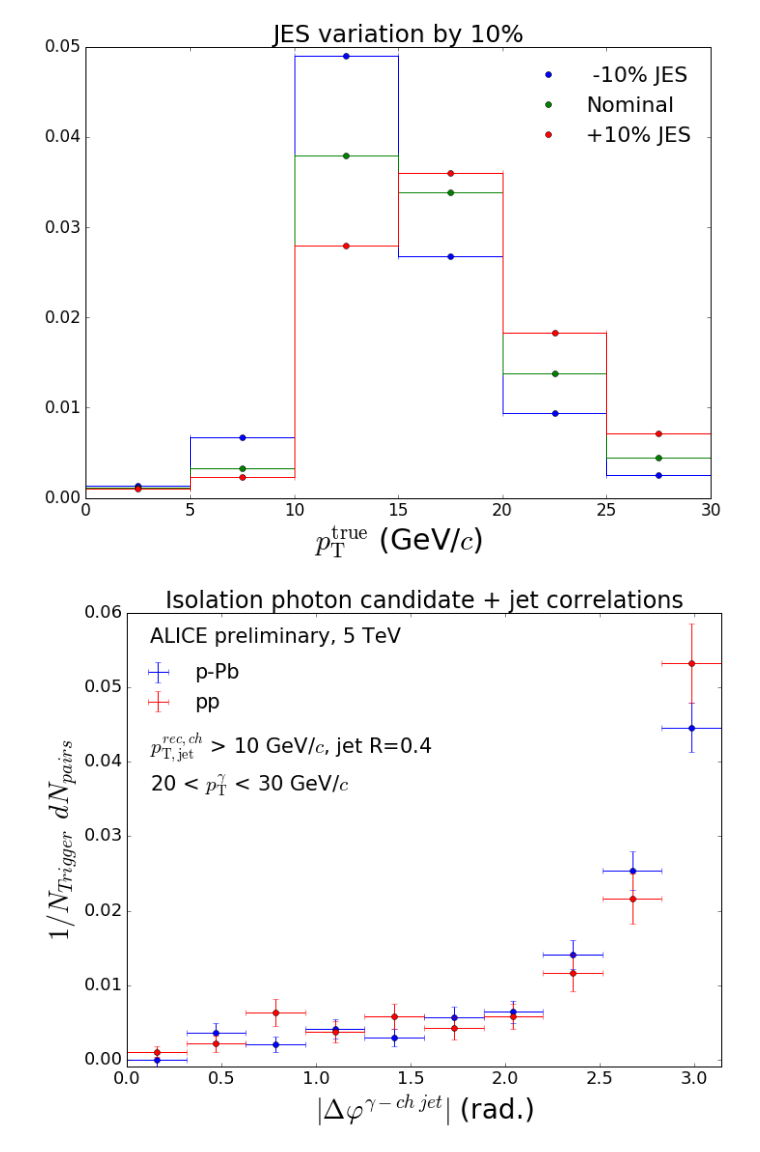
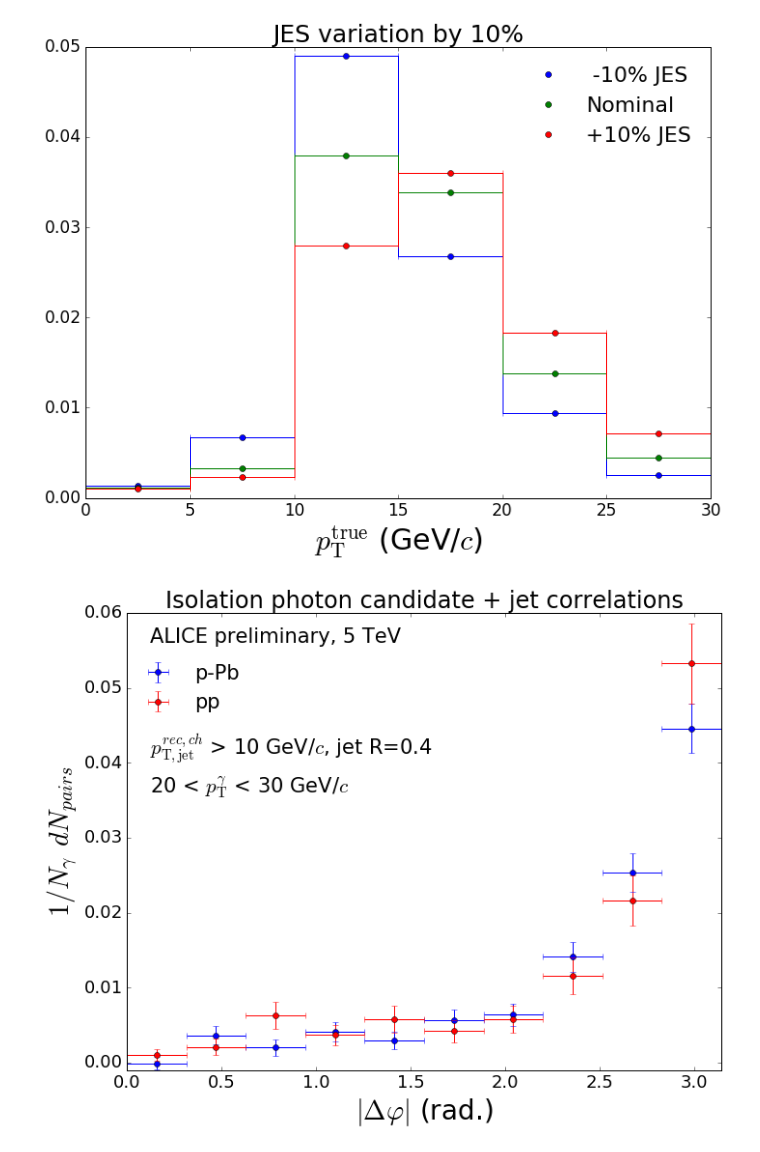
Before and after one commit to josegsoria/Analyses, a Jupyter notebook: Multiple Preliminary Plots.ipynb, the cells around one changed output. Drawn from its saved outputs; the diff is of its cells as text; code cells hidden in the pictures.

```diff
--- a/Multiple Preliminary Plots.ipynb
+++ b/Multiple Preliminary Plots.ipynb
@@ -117,40 +117,38 @@ array_pPb_pairs_err = np.array([0.000810963,0.00123237,0.00107338,0.00127416,0.0
 array_pp_pairs_err = np.array([0.0007455,0.0010543,0.00182609,0.0013947,0.00174835,0.001491,0.00174835,0.00247254,0.00337539,0.00529777])
 
 #####################################################
 
 #####Construct the figure#####
 
 fig = plt.figure(figsize=(10,8))
 
 plt.title('Isolation photon candidate + jet correlations',fontsize=24)
 
-plt.plot(delta_phi,array_pPb_pairs,'bo')
-plt.errorbar(delta_phi,array_pPb_pairs,xerr=delta_phi_bin_width,yerr=array_pPb_pairs_err,fmt=None,ecolor='b',label='p-Pb')
+plt.errorbar(delta_phi,array_pPb_pairs,xerr=delta_phi_bin_width,yerr=array_pPb_pairs_err,fmt='bo',label='p-Pb')
 
-plt.plot(delta_phi,array_pp_pairs,'ro')
-plt.errorbar(delta_phi,array_pp_pairs,xerr=delta_phi_bin_width,yerr=array_pp_pairs_err,fmt=None,ecolor='r',label='pp')
+plt.errorbar(delta_phi,array_pp_pairs,xerr=delta_phi_bin_width,yerr=array_pp_pairs_err,fmt='ro',label='pp')
 
 #####Add labels to the figure#####
 
-plt.xlabel(r'$|\Delta \varphi^{\gamma-ch \: jet}|$ (rad.)',fontsize=28)
+plt.xlabel(r'$|\Delta \varphi|$ (rad.)',fontsize=28)
 plt.xticks(fontsize=18)
 plt.xlim((0,3.14159))
-plt.ylabel(r'$1/N_{Trigger} \: \: dN_{pairs}$',fontsize=28)
+plt.ylabel(r'$1/N_{\gamma} \: \: dN_{pairs}$',fontsize=28)
 plt.yticks(fontsize=18)
 plt.ylim((-0.001,0.06))
 
 plt.text(0.12,0.056,'ALICE preliminary, 5 TeV',fontsize=21)
 plt.legend(bbox_to_anchor=(0.22,0.929),fontsize=21,frameon=False,numpoints=1)
 plt.text(0.12,0.041,r'$p_\mathrm{T,jet}^{rec,ch}$ > 10 GeV/$c$, jet R=0.4',fontsize=21)
 plt.text(0.12,0.036,r'20 < $p_\mathrm{T}^{\gamma}$ < 30 GeV/$c$',fontsize=21)
 
 ##################################
 
 fig.tight_layout()
 plt.show()
 fig.savefig('Isolation_photon_candidate_jet_correlations.pdf')
 # %% [output]
-[figure, old version]
+[figure, new version]
 # %%
 #####Plot of central values#####
 
```
Also changed, not shown: parts of 5 cells of this notebook.
